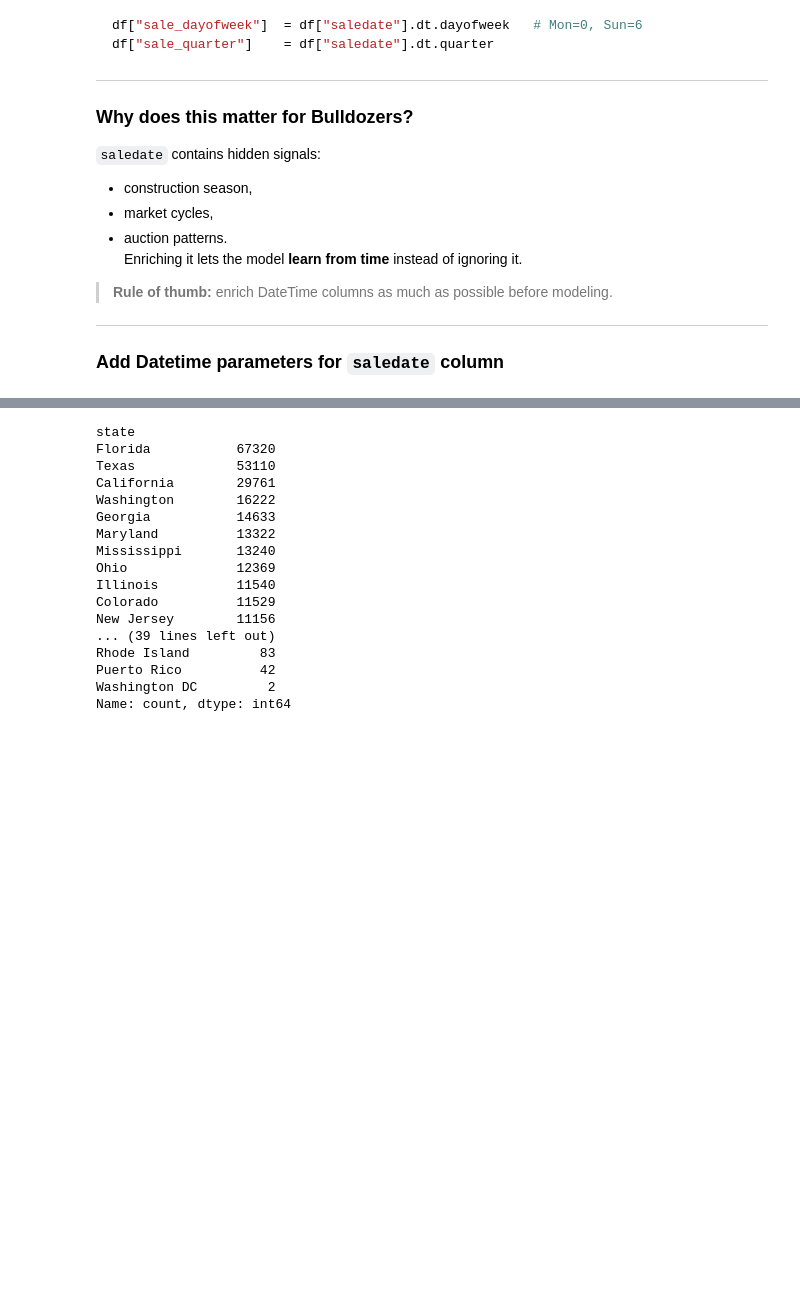
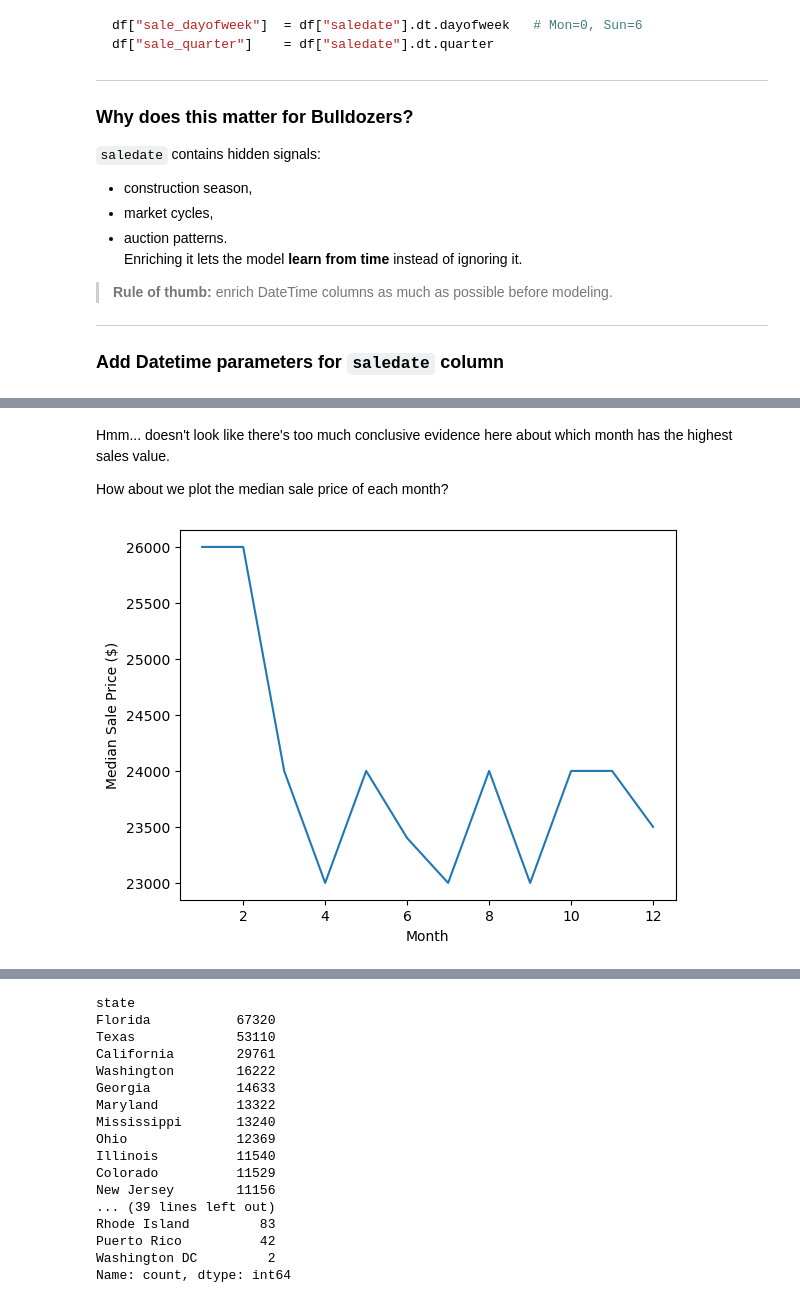
Before and after one commit to Eakempreet/Learning-ML-Projects, a Jupyter notebook: bulldozer-price-prediction-project-2/end-to-end-bluebook-bulldozer-price-regression.ipynb, the cells around one changed output, grey strips where cells are left out. Cells and saved outputs as stored; diff of their text form; code cells hidden in the pictures; blank space fills up the shorter version.

```diff
--- a/bulldozer-price-prediction-project-2/end-to-end-bluebook-bulldozer-price-regression.ipynb
+++ b/bulldozer-price-prediction-project-2/end-to-end-bluebook-bulldozer-price-regression.ipynb
@@ -362,0 +381,11 @@ df_tmp['saleDayOfYear'] = df_tmp["saledate"].dt.dayofyear
+# %% [markdown]
+Hmm... doesn't look like there's too much conclusive evidence here about which month has the highest sales value.
+
+How about we plot the median sale price of each month?
+# %%
+# Group DataFrame by saleMonth and find the median SalePrice
+df_tmp.groupby(["saleMonth"])["SalePrice"].median().plot()
+plt.xlabel("Month")
+plt.ylabel("Median Sale Price ($)");
+# %% [output]
+[figure, added]
```
Also changed, not shown: parts of 27 cells of this notebook.
